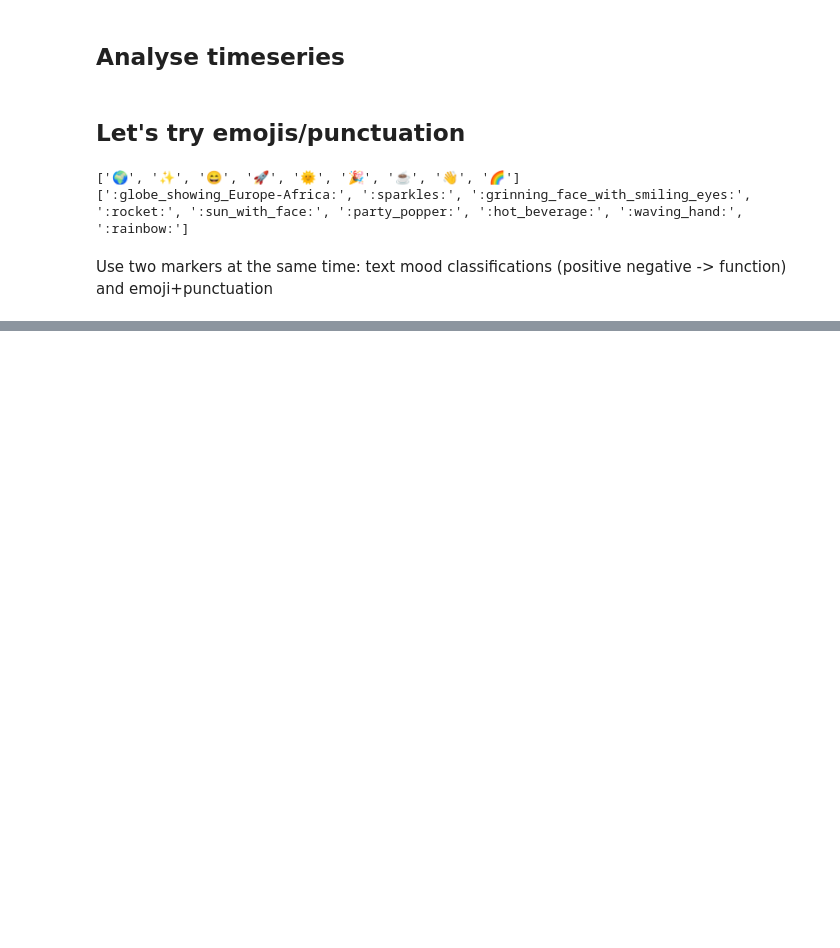
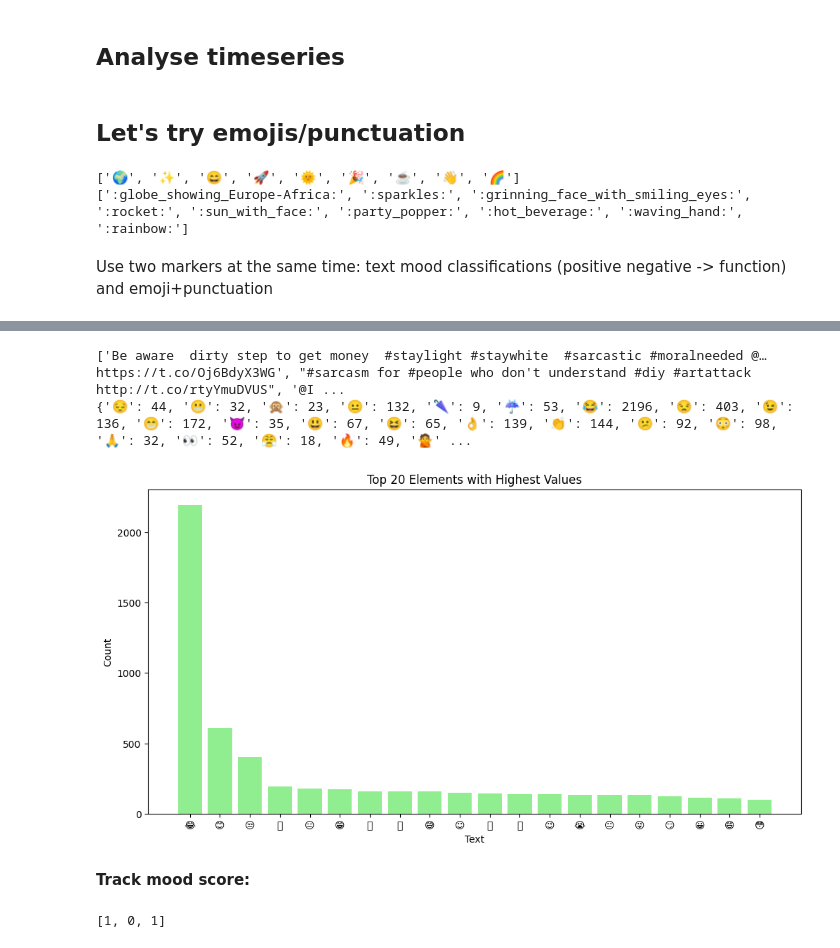
Before and after one commit to mehalyna/nlp-fuzzy, a Jupyter notebook: src/sarcasm_detection.ipynb, the cells around one changed output, grey strips where cells are left out. Drawn from its saved outputs; the diff is of its cells as text; code cells hidden in the pictures; blank space fills up the shorter version.

```diff
--- a/src/sarcasm_detection.ipynb
+++ b/src/sarcasm_detection.ipynb
@@ -258,0 +269,68 @@ Use two markers at the same time: text mood classifications (positive negative -
+# %%
+values_second_column = {"sarcasm", "irony", "figurative"}
+filtered_values = []
+
+with open("../resources/sarcasm_train2.csv", newline="", encoding="utf8") as csvfile:
+    reader = csv.reader(csvfile)
+    for row in reader:
+        if row and row[1] in values_second_column:
+            filtered_values.append(row[0])
+
+print(filtered_values[:20])
+
+emoji_count = {}
+
+for text in filtered_values:
+    for char in text:
+        if char in emoji.EMOJI_DATA:
+            if char not in emoji_count.keys():
+                emoji_count[char] = 1
+            else:
+                emoji_count[char] += 1
+
+print(emoji_count)
+
+# sort by value and take 20 most important emojis
+top_20 = dict(sorted(emoji_count.items(), key=lambda item: item[1], reverse=True)[:20])
+
+labels = list(top_20.keys())
+values = list(top_20.values())
+
+plt.figure(figsize=(12, 6))
+plt.bar(labels, values, color='lightgreen')
+plt.ylabel("Count")
+plt.xlabel("Text")
+plt.title("Top 20 Elements with Highest Values")
+plt.show()
+# %% [output]
+['Be aware  dirty step to get money  #staylight #staywhite  #sarcastic #moralneeded @… https://t.co/Oj6BdyX3WG', "#sarcasm for #people who don't understand #diy #artattack http://t.co/rtyYmuDVUS", '@I ...
+{'😔': 44, '😬': 32, '🙊': 23, '😐': 132, '🌂': 9, '☔': 53, '😂': 2196, '😒': 403, '😉': 136, '😁': 172, '😈': 35, '😃': 67, '😆': 65, '👌': 139, '👏': 144, '😕': 92, '😳': 98, '🙏': 32, '👀': 52, '😤': 18, '🔥': 49, '🙅' ...
+[figure, added]
+# %% [markdown]
+**Track mood score:**
+# %%
+from nltk.stem import PorterStemmer, WordNetLemmatizer
+from nltk.tokenize import word_tokenize
+import nltk
+
+def calculate_mood_series(text):
+    lemmatizer = WordNetLemmatizer()
+    # Tokenize text into words
+    words = word_tokenize(text)
+
+    # Apply lemmatization
+    lemmatized_words = [lemmatizer.lemmatize(word) for word in words]
+
+    mood_series = []
+    for word in lemmatized_words:
+        if word in lexicon_trained.keys():
+            mood_series.append(lexicon_trained[word])
+    return mood_series
+
+# example_text = "It was the best of times, it was the worst of times, it was the age of wisdom, it was the age of foolishness, it was the epoch of belief, it was the epoch of incredulity, it was the season of light, it was the season of darkness, it was the spring of hope, it was the winter of despair."
+# print(calculate_mood_series(example_text))
+
+emoji_text = "It was the best of times 🎉, it was the worst of times 😞, it was the age of wisdom 🧠, it was the age of foolishness 🤪, it was the epoch of belief 🙏, it was the epoch of incredulity 🤨, it was the season of light ☀️, it was the season of darkness 🌑, it was the spring of hope 🌱, it was the winter of despair ❄️."
+print(calculate_mood_series(emoji_text))
+# %% [output]
+[1, 0, 1]
```
Also changed, not shown: parts of 2 cells of this notebook, 1 other file.
